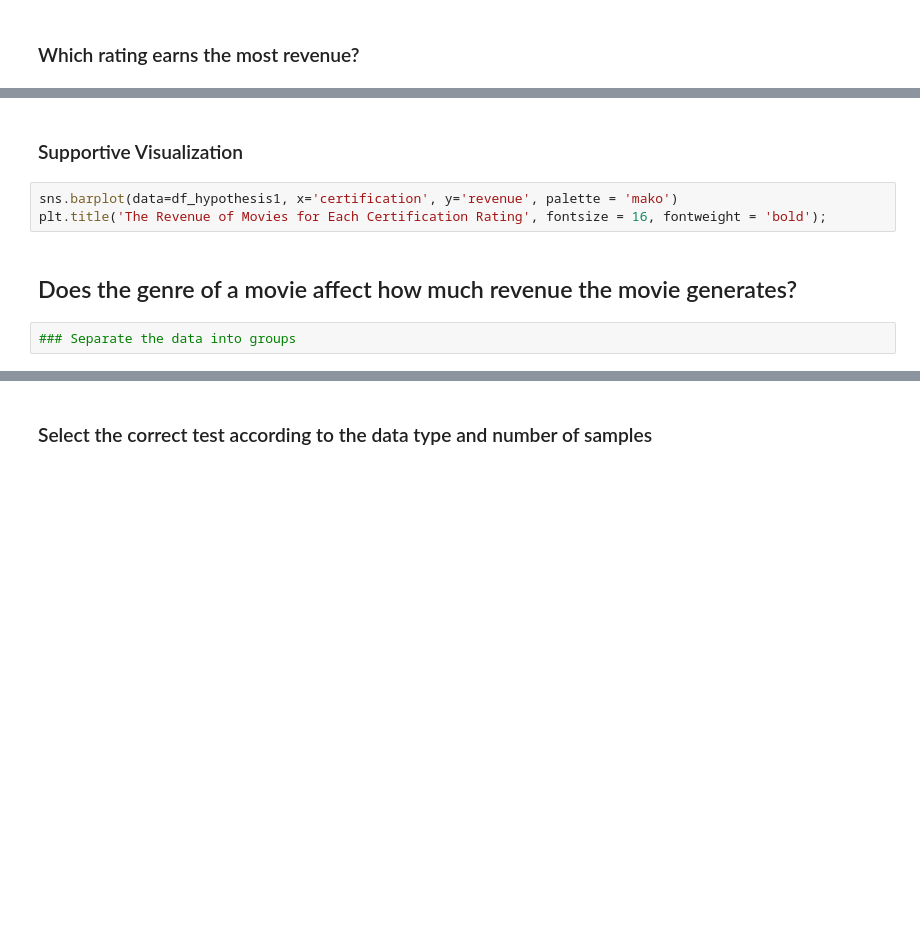
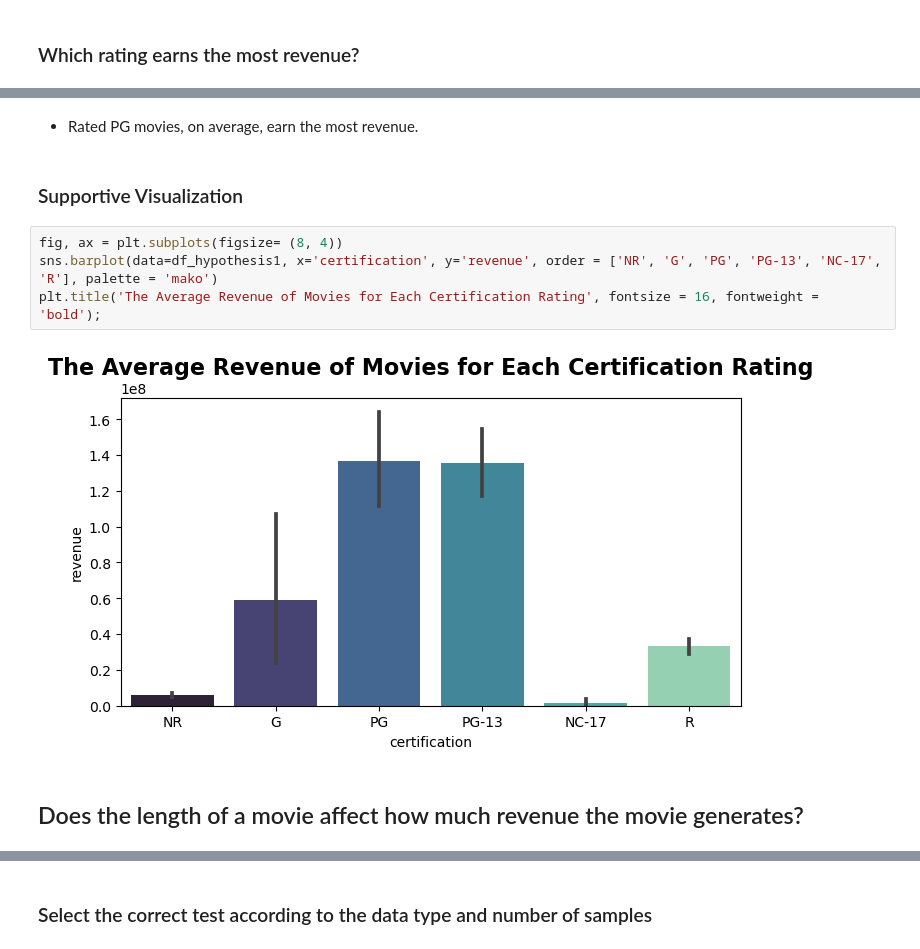
Before and after one commit to andreacohen7/movies, a Jupyter notebook: Movie success in the age of streaming.ipynb, the cells around one changed output, grey strips where cells are left out. Saved outputs shown, nothing was run; the diff lists cells and outputs as text; blank space fills up the shorter version.

```diff
--- a/Movie success in the age of streaming.ipynb
+++ b/Movie success in the age of streaming.ipynb
@@ -1003,9 +1006,12 @@ our test showed that there is a significant difference in the results of diet 3
+# %% [markdown]
+- Rated PG movies, on average, earn the most revenue.
 # %% [markdown]
 ### Supportive Visualization
 # %%
-sns.barplot(data=df_hypothesis1, x='certification', y='revenue', palette = 'mako')
-plt.title('The Revenue of Movies for Each Certification Rating', fontsize = 16, fontweight = 'bold');
+fig, ax = plt.subplots(figsize= (8, 4))
+sns.barplot(data=df_hypothesis1, x='certification', y='revenue', order = ['NR', 'G', 'PG', 'PG-13', 'NC-17', 'R'], palette = 'mako')
+plt.title('The Average Revenue of Movies for Each Certification Rating', fontsize = 16, fontweight = 'bold');
+# %% [output]
+[figure, added]
 # %% [markdown]
-## Does the genre of a movie affect how much revenue the movie generates?
+## Does the length of a movie affect how much revenue the movie generates?
-# %%
-### Separate the data into groups
```
Also changed, not shown: parts of 49 cells of this notebook, 1 other file.
